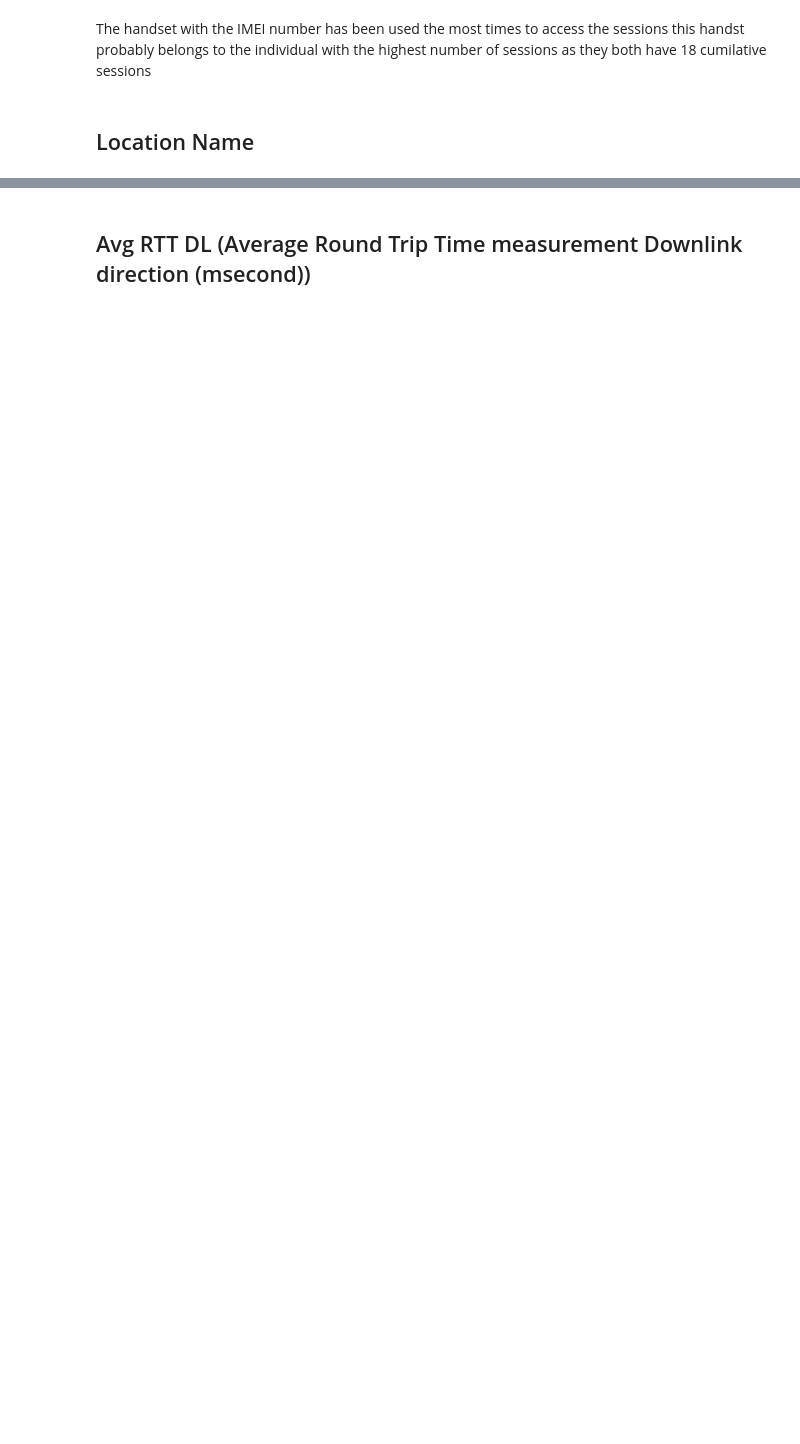
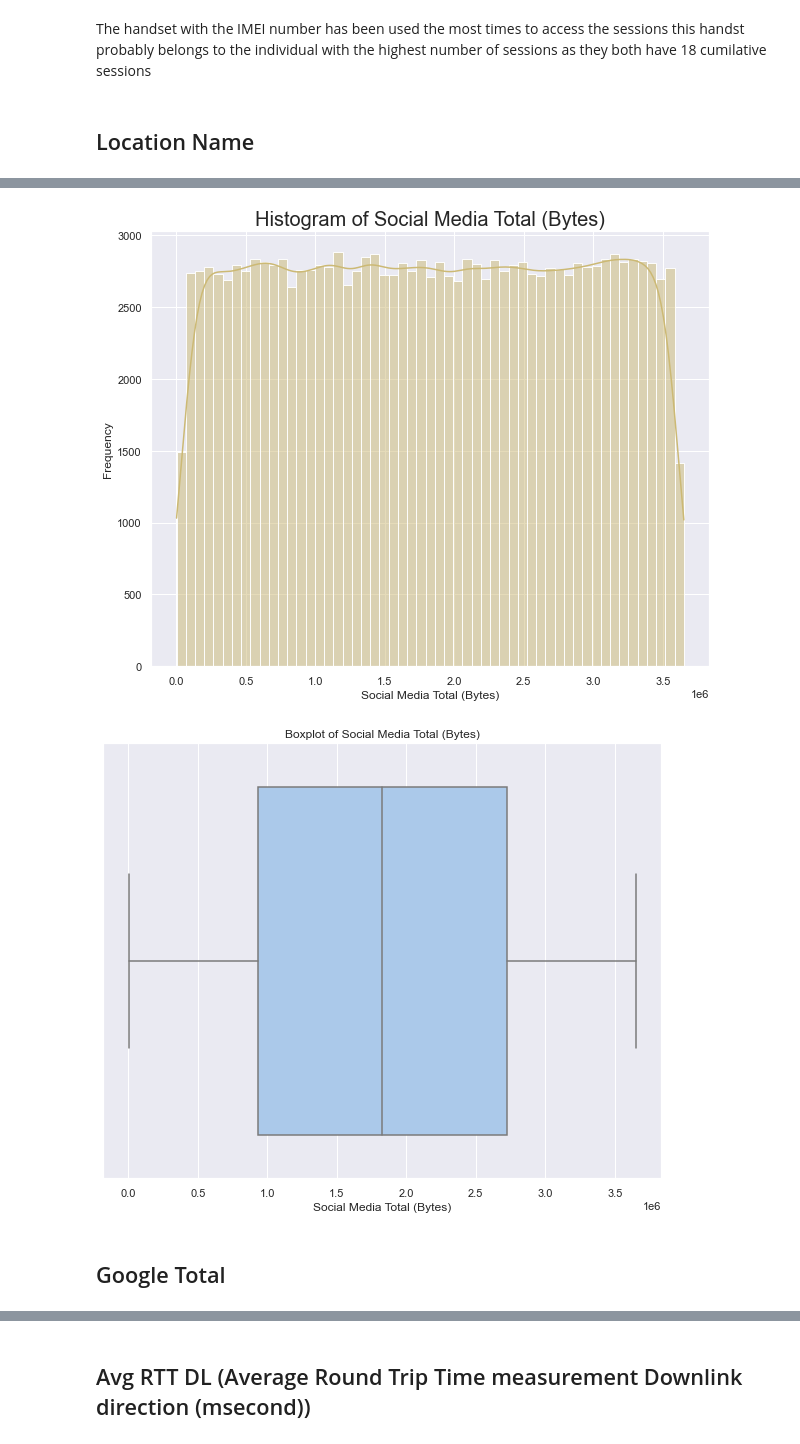
Before and after one commit to Blvisse/10-Academy, a Jupyter notebook: Week1/notebooks/TelecomChallenge.ipynb, the cells around one changed output, grey strips where cells are left out. Cells and saved outputs as stored; diff of their text form; code cells hidden in the pictures; blank space fills up the shorter version.

```diff
--- a/Week1/notebooks/TelecomChallenge.ipynb
+++ b/Week1/notebooks/TelecomChallenge.ipynb
@@ -297,0 +905,7 @@ These are the top 5 locations where users accessed the sessions from. Location c
+# %%
+uniAnalysis.vizualiseHist('Social Media Total (Bytes)','y')
+# %% [output]
+[figure, added]
+[figure, added]
+# %% [markdown]
+## Google Total
```
Also changed, not shown: parts of 135 cells of this notebook, 2 other files.
